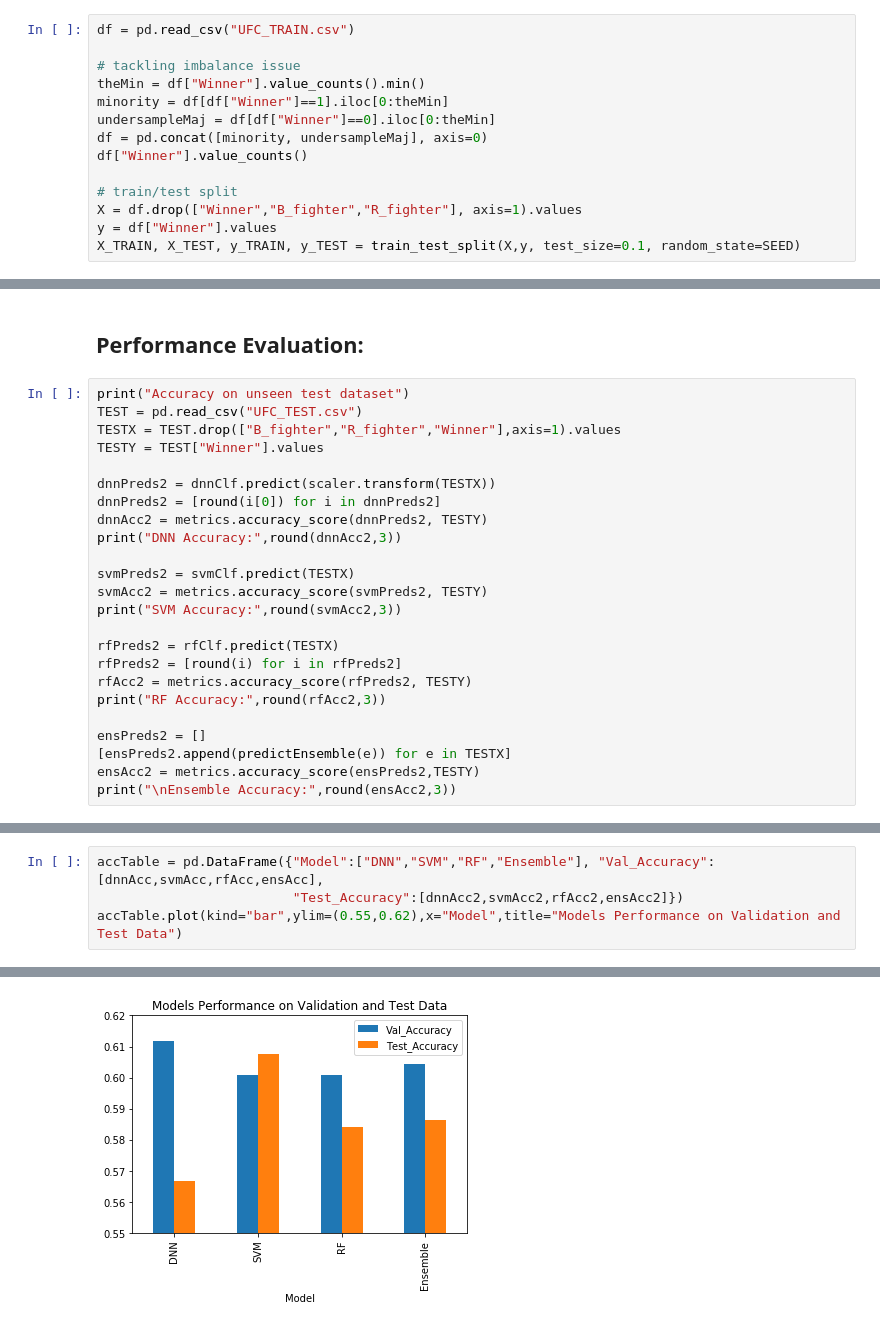
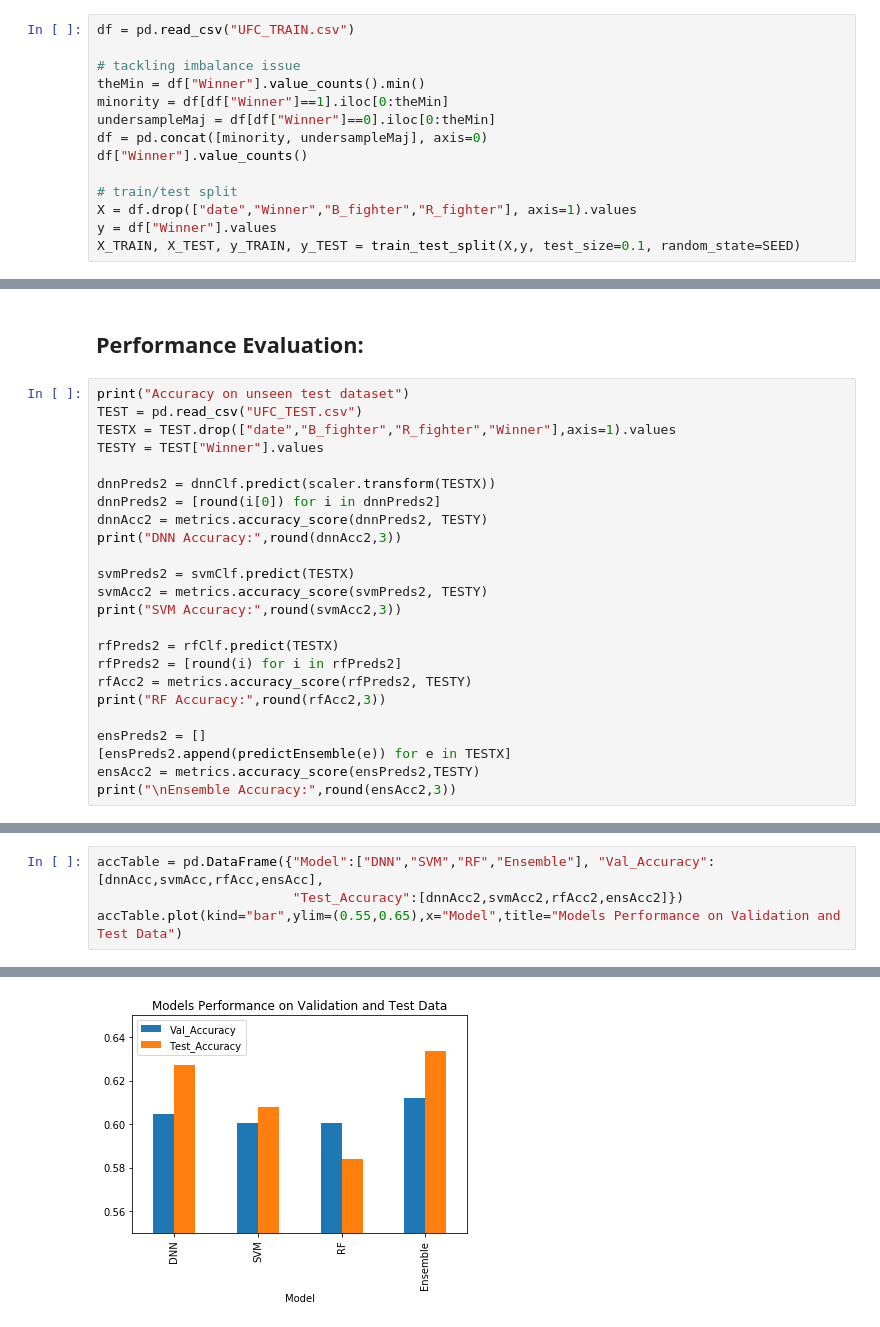
Before and after one commit to rezan21/UFC-Prediction, a Jupyter notebook: Ensemble.ipynb, the cells around one changed output, grey strips where cells are left out. Cells and saved outputs as stored; diff of their text form.

```diff
--- a/Ensemble.ipynb
+++ b/Ensemble.ipynb
@@ -37,7 +37,7 @@ df = pd.concat([minority, undersampleMaj], axis=0)
 df["Winner"].value_counts()
 
 # train/test split
-X = df.drop(["Winner","B_fighter","R_fighter"], axis=1).values
+X = df.drop(["date","Winner","B_fighter","R_fighter"], axis=1).values
 y = df["Winner"].values
 X_TRAIN, X_TEST, y_TRAIN, y_TEST = train_test_split(X,y, test_size=0.1, random_state=SEED)
 # %% [markdown]
@@ -186,7 +186,7 @@ Ensemble Accuracy: 0.604
 # %%
 print("Accuracy on unseen test dataset")
 TEST = pd.read_csv("UFC_TEST.csv")
-TESTX = TEST.drop(["B_fighter","R_fighter","Winner"],axis=1).values
+TESTX = TEST.drop(["date","B_fighter","R_fighter","Winner"],axis=1).values
 TESTY = TEST["Winner"].values
 
 dnnPreds2 = dnnClf.predict(scaler.transform(TESTX))
@@ -217,7 +217,7 @@ Ensemble Accuracy: 0.586
 # %%
 accTable = pd.DataFrame({"Model":["DNN","SVM","RF","Ensemble"], "Val_Accuracy":[dnnAcc,svmAcc,rfAcc,ensAcc],
                          "Test_Accuracy":[dnnAcc2,svmAcc2,rfAcc2,ensAcc2]})
-accTable.plot(kind="bar",ylim=(0.55,0.62),x="Model",title="Models Performance on Validation and Test Data")
+accTable.plot(kind="bar",ylim=(0.55,0.65),x="Model",title="Models Performance on Validation and Test Data")
 # %% [output]
 <matplotlib.axes._subplots.AxesSubplot at 0x...>
-[figure, old version]
+[figure, new version]
```
Also changed, not shown: parts of 4 cells of this notebook.
